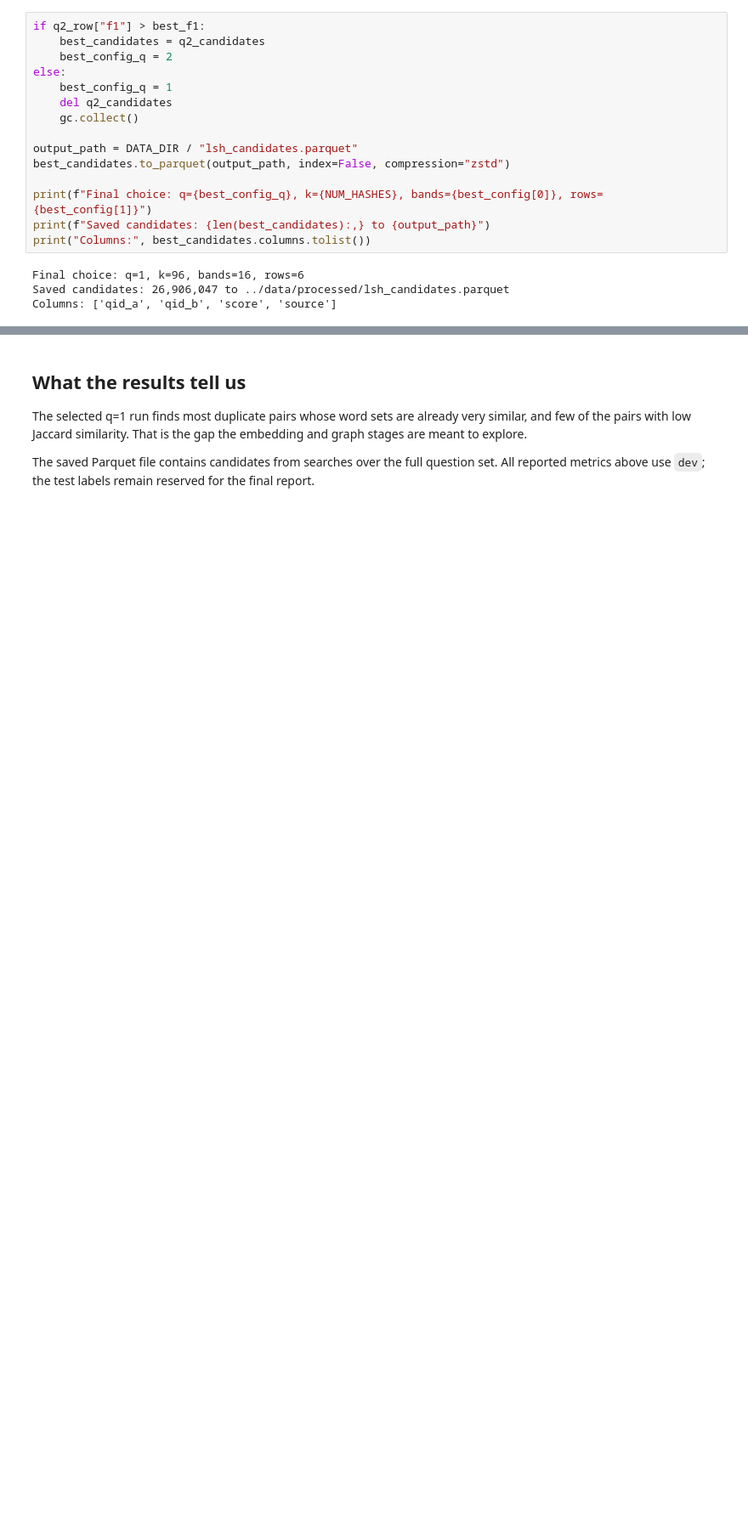
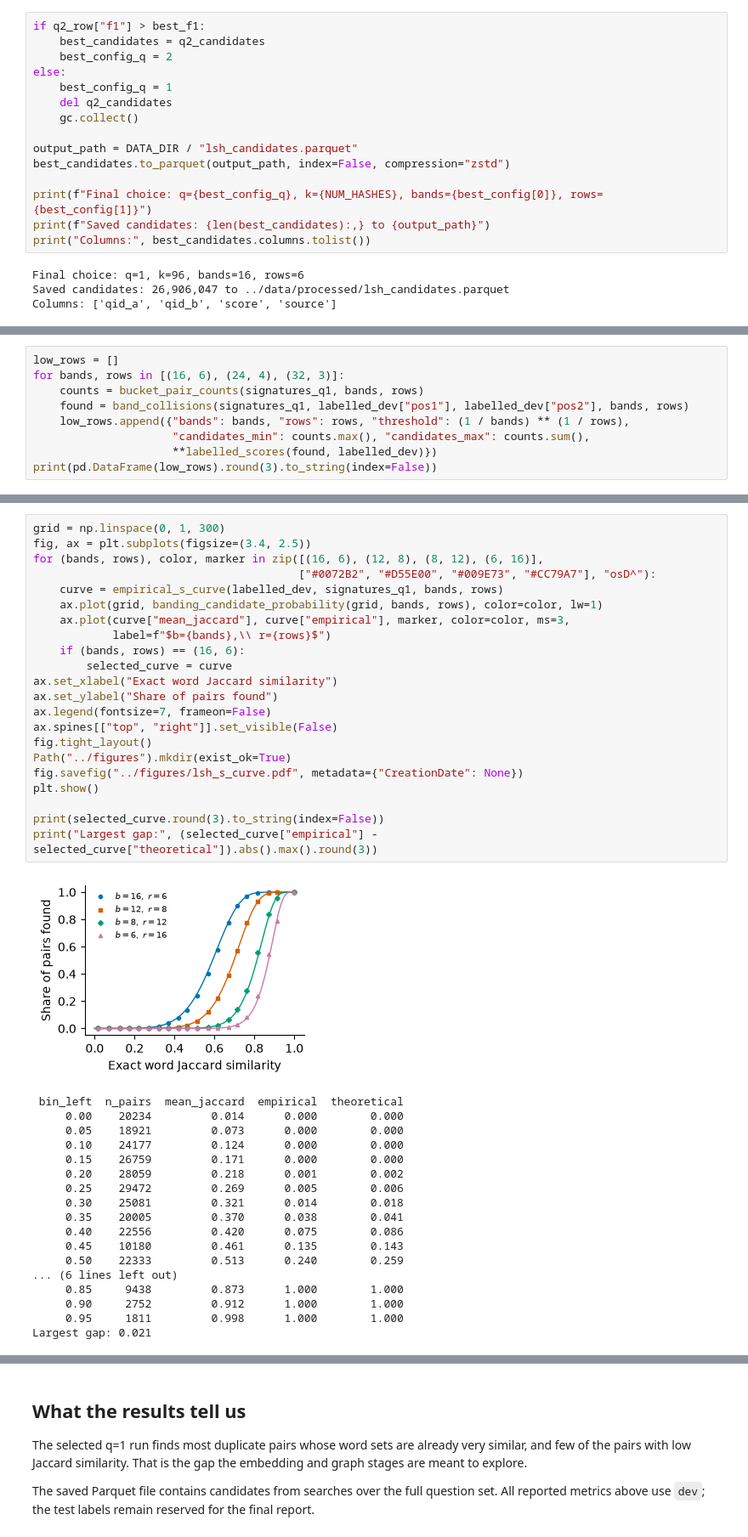
Before and after one commit to Gabri03ele/quora-question-pairs, a Jupyter notebook: notebooks/02_lsh.ipynb, the cells around one changed output, grey strips where cells are left out. Shown at 85% size. Saved outputs shown, nothing was run; the diff lists cells and outputs as text; blank space fills up the shorter version.

```diff
--- a/notebooks/02_lsh.ipynb
+++ b/notebooks/02_lsh.ipynb
@@ -207,0 +264,9 @@ Columns: ['qid_a', 'qid_b', 'score', 'source']
+# %%
+low_rows = []
+for bands, rows in [(16, 6), (24, 4), (32, 3)]:
+    counts = bucket_pair_counts(signatures_q1, bands, rows)
+    found = band_collisions(signatures_q1, labelled_dev["pos1"], labelled_dev["pos2"], bands, rows)
+    low_rows.append({"bands": bands, "rows": rows, "threshold": (1 / bands) ** (1 / rows),
+                     "candidates_min": counts.max(), "candidates_max": counts.sum(),
+                     **labelled_scores(found, labelled_dev)})
+print(pd.DataFrame(low_rows).round(3).to_string(index=False))
@@ -207,0 +421,41 @@ Columns: ['qid_a', 'qid_b', 'score', 'source']
+# %%
+grid = np.linspace(0, 1, 300)
+fig, ax = plt.subplots(figsize=(3.4, 2.5))
+for (bands, rows), color, marker in zip([(16, 6), (12, 8), (8, 12), (6, 16)],
+                                        ["#0072B2", "#D55E00", "#009E73", "#CC79A7"], "osD^"):
+    curve = empirical_s_curve(labelled_dev, signatures_q1, bands, rows)
+    ax.plot(grid, banding_candidate_probability(grid, bands, rows), color=color, lw=1)
+    ax.plot(curve["mean_jaccard"], curve["empirical"], marker, color=color, ms=3,
+            label=f"$b={bands},\\ r={rows}$")
+    if (bands, rows) == (16, 6):
+        selected_curve = curve
+ax.set_xlabel("Exact word Jaccard similarity")
+ax.set_ylabel("Share of pairs found")
+ax.legend(fontsize=7, frameon=False)
+ax.spines[["top", "right"]].set_visible(False)
+fig.tight_layout()
+Path("../figures").mkdir(exist_ok=True)
+fig.savefig("../figures/lsh_s_curve.pdf", metadata={"CreationDate": None})
+plt.show()
+
+print(selected_curve.round(3).to_string(index=False))
+print("Largest gap:", (selected_curve["empirical"] - selected_curve["theoretical"]).abs().max().round(3))
+# %% [output]
+[figure, added]
+ bin_left  n_pairs  mean_jaccard  empirical  theoretical
+     0.00    20234         0.014      0.000        0.000
+     0.05    18921         0.073      0.000        0.000
+     0.10    24177         0.124      0.000        0.000
+     0.15    26759         0.171      0.000        0.000
+     0.20    28059         0.218      0.001        0.002
+     0.25    29472         0.269      0.005        0.006
+     0.30    25081         0.321      0.014        0.018
+     0.35    20005         0.370      0.038        0.041
+     0.40    22556         0.420      0.075        0.086
+     0.45    10180         0.461      0.135        0.143
+     0.50    22333         0.513      0.240        0.259
+... (6 lines left out)
+     0.85     9438         0.873      1.000        1.000
+     0.90     2752         0.912      1.000        1.000
+     0.95     1811         0.998      1.000        1.000
+Largest gap: 0.021
```
Also changed, not shown: parts of 20 cells of this notebook, 4 other files.
